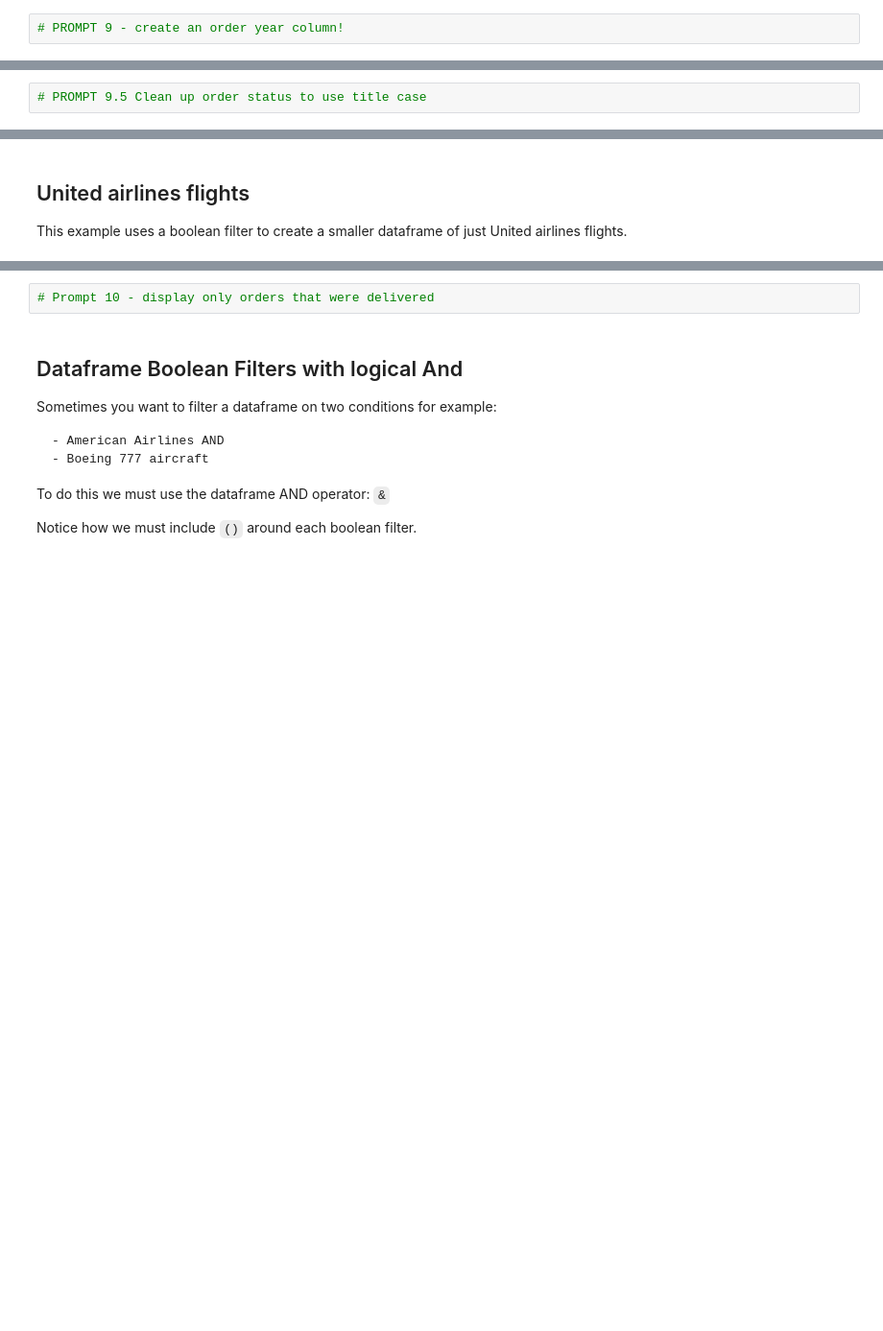
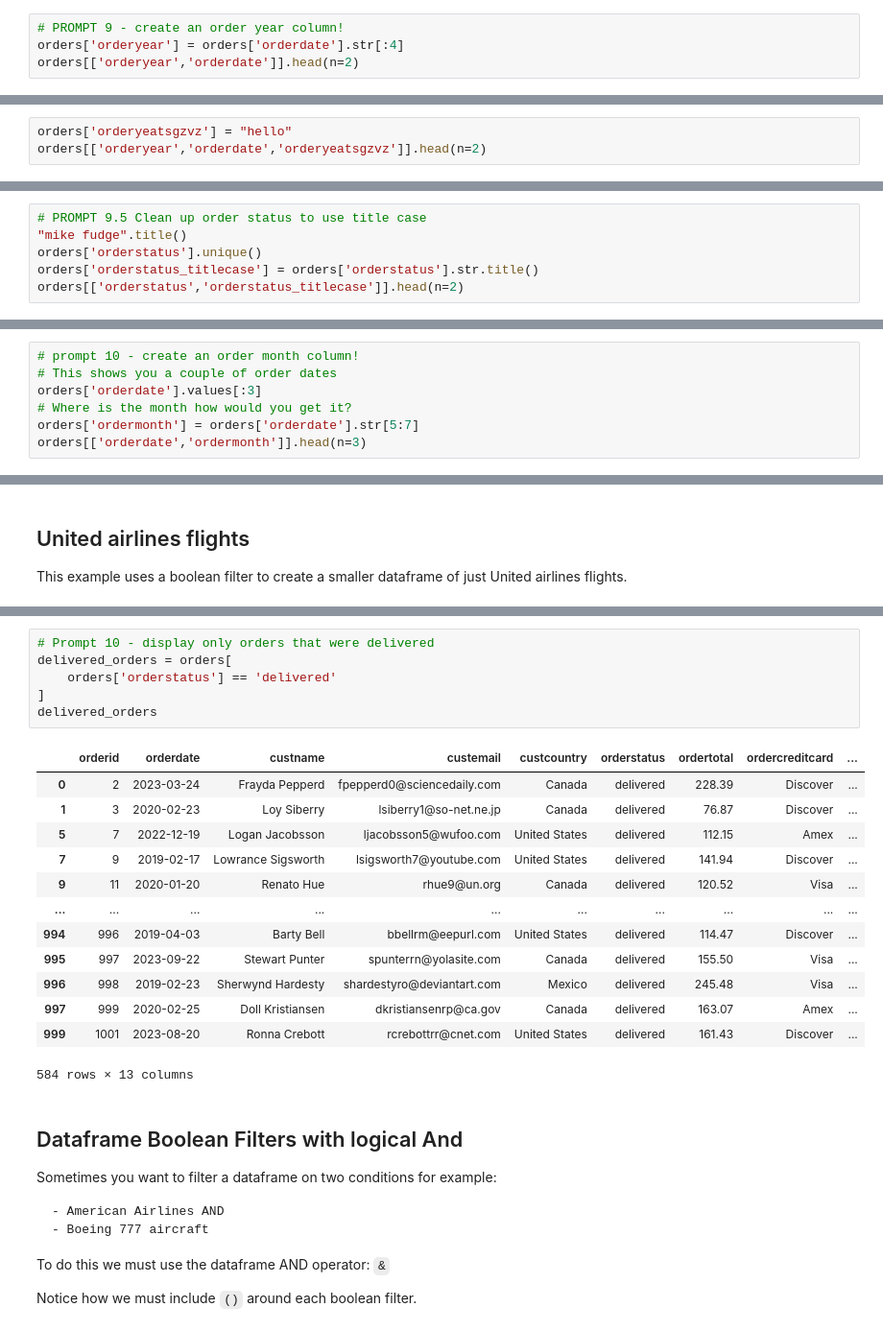
Before and after one commit to ist256/spring2026, a Jupyter notebook: lessons/10-Pandas-I/SmallGroup-PandasI.ipynb, the cells around one changed output, grey strips where cells are left out. Shown at 96% size. Saved outputs shown, nothing was run; the diff lists cells and outputs as text; blank space fills up the shorter version.

```diff
--- a/lessons/10-Pandas-I/SmallGroup-PandasI.ipynb
+++ b/lessons/10-Pandas-I/SmallGroup-PandasI.ipynb
@@ -104,2 +242,4 @@ flights.head()
 # %%
 # PROMPT 9 - create an order year column!
+orders['orderyear'] = orders['orderdate'].str[:4]
+orders[['orderyear','orderdate']].head(n=2)
@@ -105,0 +250,3 @@ flights.head()
+# %%
+orders['orderyeatsgzvz'] = "hello"
+orders[['orderyear','orderdate','orderyeatsgzvz']].head(n=2)
@@ -106,2 +266,6 @@ flights.head()
 # %%
 # PROMPT 9.5 Clean up order status to use title case
+"mike fudge".title()
+orders['orderstatus'].unique()
+orders['orderstatus_titlecase'] = orders['orderstatus'].str.title()
+orders[['orderstatus','orderstatus_titlecase']].head(n=2)
@@ -109,0 +276,7 @@ flights.head()
+# %%
+# prompt 10 - create an order month column!
+# This shows you a couple of order dates
+orders['orderdate'].values[:3]
+# Where is the month how would you get it?
+orders['ordermonth'] = orders['orderdate'].str[5:7]
+orders[['orderdate','ordermonth']].head(n=3)
@@ -119,5 +308,23 @@ ua_flights
 # %%
 # Prompt 10 - display only orders that were delivered
+delivered_orders = orders[
+    orders['orderstatus'] == 'delivered'
+]
+delivered_orders
+# %% [output]
+|  | orderid | orderdate | custname | custemail | custcountry | orderstatus | ordertotal | ordercreditcard | ... |
+| 0 | 2 | 2023-03-24 | Frayda Pepperd | fpepperd0@sciencedaily.com | Canada | delivered | 228.39 | Discover | ... |
+| 1 | 3 | 2020-02-23 | Loy Siberry | lsiberry1@so-net.ne.jp | Canada | delivered | 76.87 | Discover | ... |
+| 5 | 7 | 2022-12-19 | Logan Jacobsson | ljacobsson5@wufoo.com | United States | delivered | 112.15 | Amex | ... |
+| 7 | 9 | 2019-02-17 | Lowrance Sigsworth | lsigsworth7@youtube.com | United States | delivered | 141.94 | Discover | ... |
+| 9 | 11 | 2020-01-20 | Renato Hue | rhue9@un.org | Canada | delivered | 120.52 | Visa | ... |
+| ... | ... | ... | ... | ... | ... | ... | ... | ... | ... |
+| 994 | 996 | 2019-04-03 | Barty Bell | bbellrm@eepurl.com | United States | delivered | 114.47 | Discover | ... |
+| 995 | 997 | 2023-09-22 | Stewart Punter | spunterrn@yolasite.com | Canada | delivered | 155.50 | Visa | ... |
+| 996 | 998 | 2019-02-23 | Sherwynd Hardesty | shardestyro@deviantart.com | Mexico | delivered | 245.48 | Visa | ... |
+| 997 | 999 | 2020-02-25 | Doll Kristiansen | dkristiansenrp@ca.gov | Canada | delivered | 163.07 | Amex | ... |
+| 999 | 1001 | 2023-08-20 | Ronna Crebott | rcrebottrr@cnet.com | United States | delivered | 161.43 | Discover | ... |
+584 rows × 13 columns
 # %% [markdown]
 ## Dataframe Boolean Filters with logical And
 
```
Also changed, not shown: parts of 35 cells of this notebook.
